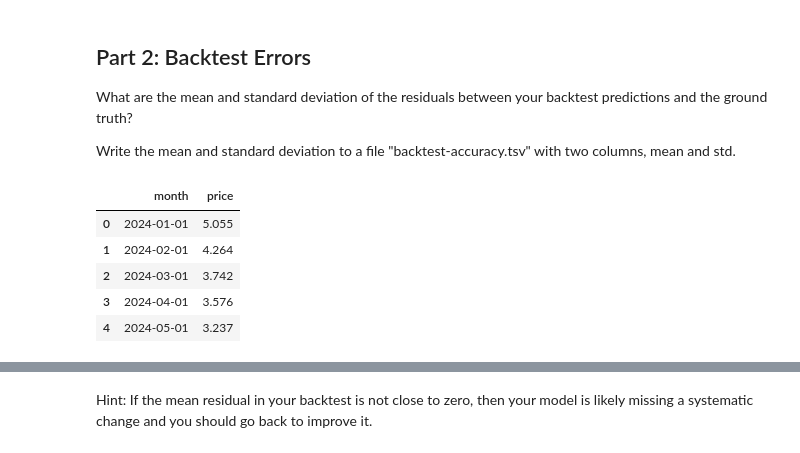
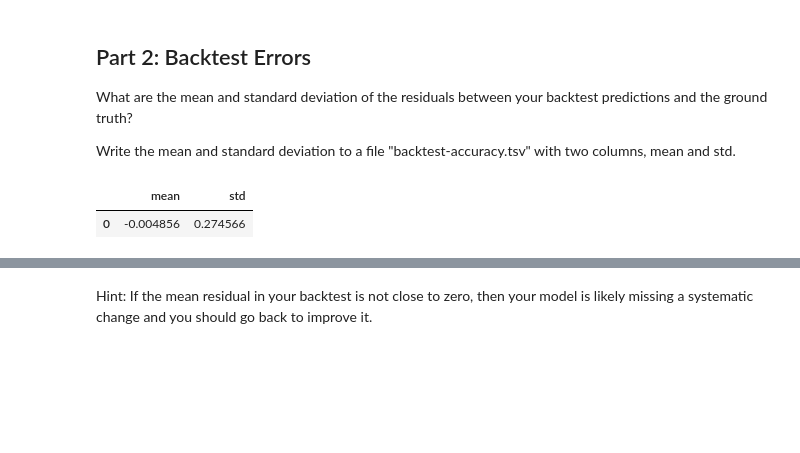
Before and after one commit to NicoleCarney/dx704-project-02, a Jupyter notebook: project.ipynb, the cells around one changed output, grey strips where cells are left out. Saved outputs shown, nothing was run; the diff lists cells and outputs as text; code cells hidden in the pictures; blank space fills up the shorter version.

```diff
--- a/project.ipynb
+++ b/project.ipynb
@@ -98,18 +98,24 @@ Write the mean and standard deviation to a file "backtest-accuracy.tsv" with two
 # %%
 truth = pd.read_csv("strawberry-prices.tsv", sep="\t")
 pred = pd.read_csv("strawberry-backtest.tsv", sep="\t")
 
 truth["month"] = pd.to_datetime(truth["month"])
 pred["month"] = pd.to_datetime(pred["month"])
+
+truth_2024 = truth[(truth["month"] >= "2024-01-01") & (truth["month"] <= "2024-12-01")].copy()
+truth_2024 = truth_2024.sort_values("month").reset_index(drop=True)
+
+pred = pred.sort_values("month").reset_index(drop=True)
+
+residuals = truth_2024["price"] - pred["price"]
+
+mean_resid = residuals.mean()
+std_resid = residuals.std(ddof=1)
+
+accuracy = pd.DataFrame({"mean": [mean_resid], "std": [std_resid]})
+accuracy.to_csv("backtest-accuracy.tsv", sep="\t", index=False)
+
+accuracy
+# %% [output]
+|  | mean | std |
+| 0 | -0.004856 | 0.274566 |
-# %%
-truth_2024 = truth[(truth["month"] >= "2024-01-01") & (truth["month"] <= "2024-12-01")].copy()
-truth_2024 = truth_2024.sort_values("month").reset_index(drop=True)
-
-truth_2024.head()
-# %% [output]
-|  | month | price |
-| 0 | 2024-01-01 | 5.055 |
-| 1 | 2024-02-01 | 4.264 |
-| 2 | 2024-03-01 | 3.742 |
-| 3 | 2024-04-01 | 3.576 |
-| 4 | 2024-05-01 | 3.237 |
```
Also changed, not shown: parts of 8 cells of this notebook, 2 other files.
